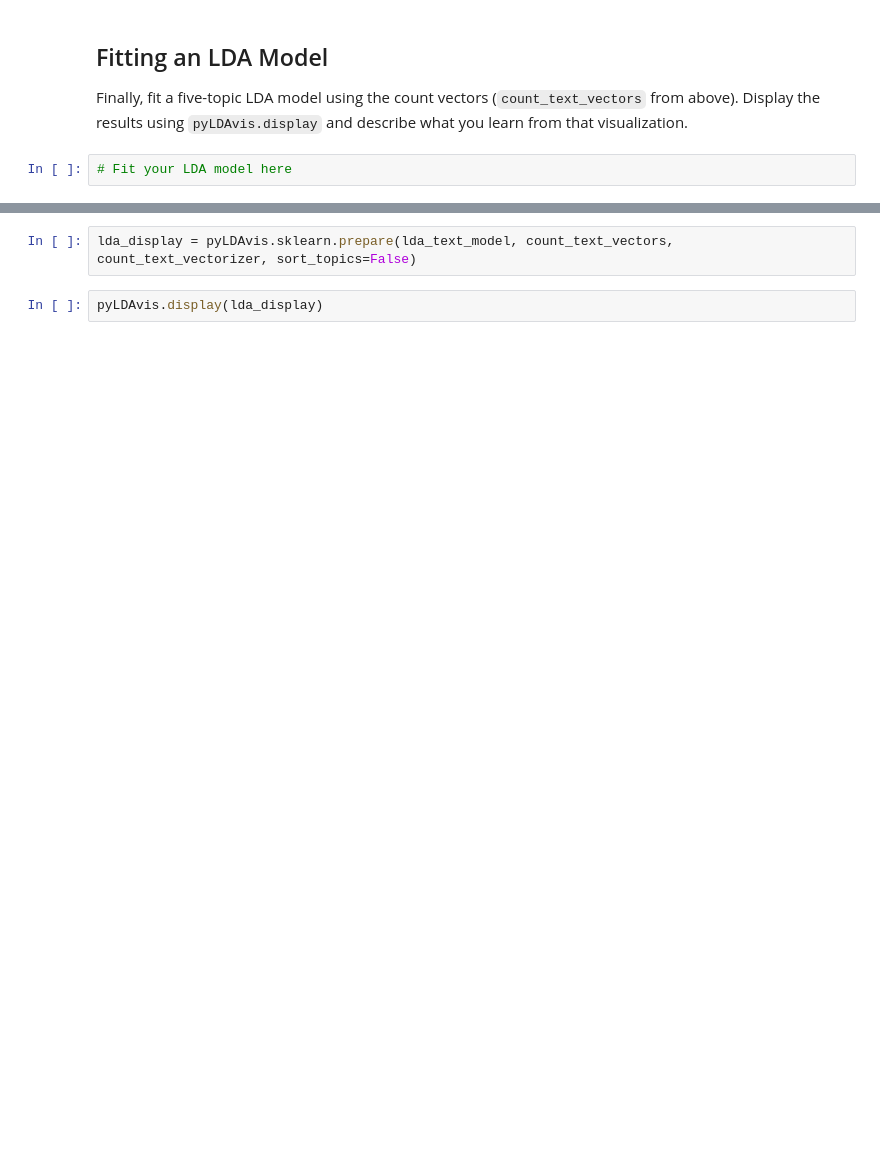
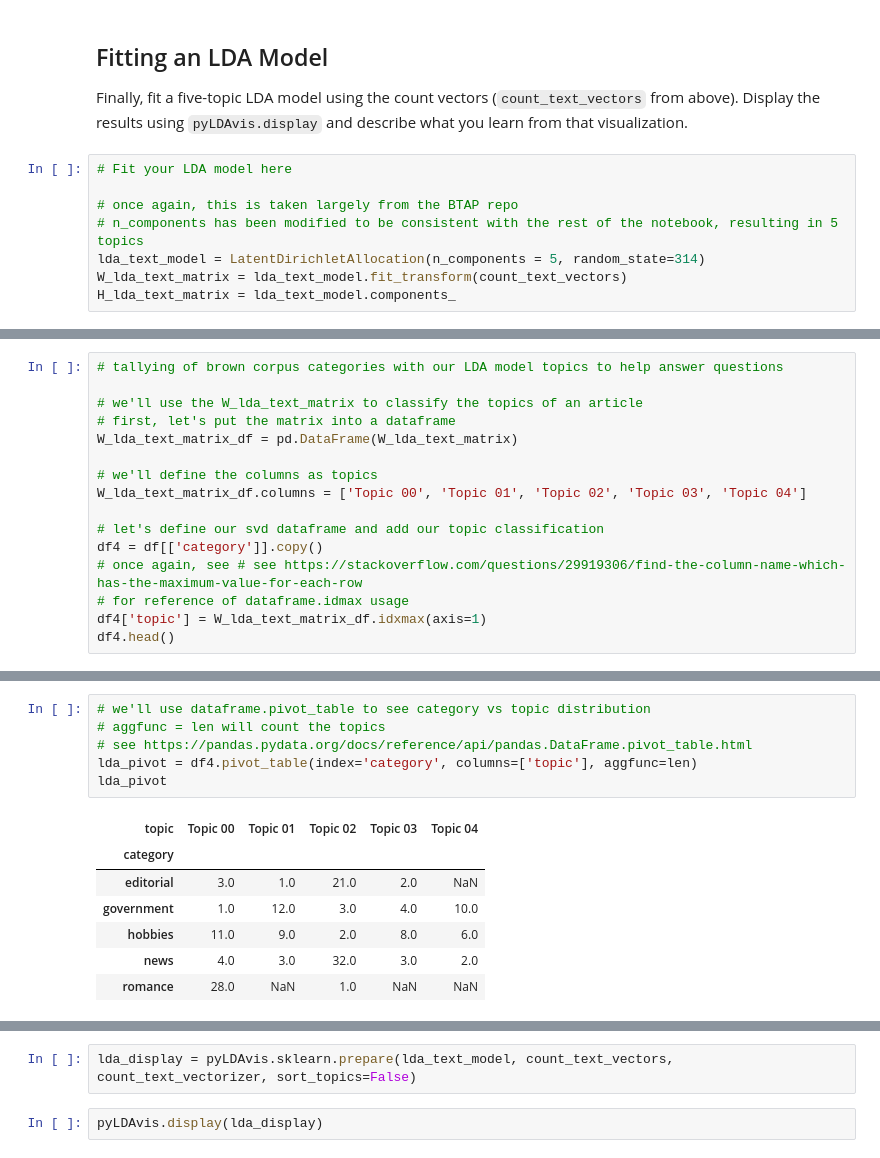
Before and after one commit to evchow/ADS509_Module_5, a Jupyter notebook: Topic Modeling.ipynb, the cells around one changed output, grey strips where cells are left out. Drawn from its saved outputs; the diff is of its cells as text; blank space fills up the shorter version.

```diff
--- a/Topic Modeling.ipynb
+++ b/Topic Modeling.ipynb
@@ -193,5 +353,11 @@ A:
 Finally, fit a five-topic LDA model using the count vectors (`count_text_vectors` from above). Display the results using `pyLDAvis.display` and describe what you learn from that visualization.
 # %%
 # Fit your LDA model here
+
+# once again, this is taken largely from the BTAP repo
+# n_components has been modified to be consistent with the rest of the notebook, resulting in 5 topics
+lda_text_model = LatentDirichletAllocation(n_components = 5, random_state=314)
+W_lda_text_matrix = lda_text_model.fit_transform(count_text_vectors)
+H_lda_text_matrix = lda_text_model.components_
 # %%
 # Call `display_topics` on your fitted model here
@@ -197,0 +383,16 @@ Finally, fit a five-topic LDA model using the count vectors (`count_text_vectors
+# %%
+# tallying of brown corpus categories with our LDA model topics to help answer questions
+
+# we'll use the W_lda_text_matrix to classify the topics of an article
+# first, let's put the matrix into a dataframe
+W_lda_text_matrix_df = pd.DataFrame(W_lda_text_matrix)
+
+# we'll define the columns as topics
+W_lda_text_matrix_df.columns = ['Topic 00', 'Topic 01', 'Topic 02', 'Topic 03', 'Topic 04']
+
+# let's define our svd dataframe and add our topic classification
+df4 = df[['category']].copy()
+# once again, see # see https://stackoverflow.com/questions/29919306/find-the-column-name-which-has-the-maximum-value-for-each-row
+# for reference of dataframe.idmax usage
+df4['topic'] = W_lda_text_matrix_df.idxmax(axis=1)
+df4.head()
@@ -198,3 +406,17 @@ Finally, fit a five-topic LDA model using the count vectors (`count_text_vectors
+# %%
+# we'll use dataframe.pivot_table to see category vs topic distribution
+# aggfunc = len will count the topics
+# see https://pandas.pydata.org/docs/reference/api/pandas.DataFrame.pivot_table.html
+lda_pivot = df4.pivot_table(index='category', columns=['topic'], aggfunc=len)
+lda_pivot
+# %% [output]
+| topic | Topic 00 | Topic 01 | Topic 02 | Topic 03 | Topic 04 |
+| category |  |  |  |  |  |
+| editorial | 3.0 | 1.0 | 21.0 | 2.0 | NaN |
+| government | 1.0 | 12.0 | 3.0 | 4.0 | 10.0 |
+| hobbies | 11.0 | 9.0 | 2.0 | 8.0 | 6.0 |
+| news | 4.0 | 3.0 | 32.0 | 3.0 | 2.0 |
+| romance | 28.0 | NaN | 1.0 | NaN | NaN |
 # %% [markdown]
 Q: What inference do you draw from the displayed topics for your LDA model?
 
```
Also changed, not shown: parts of 23 cells of this notebook.
